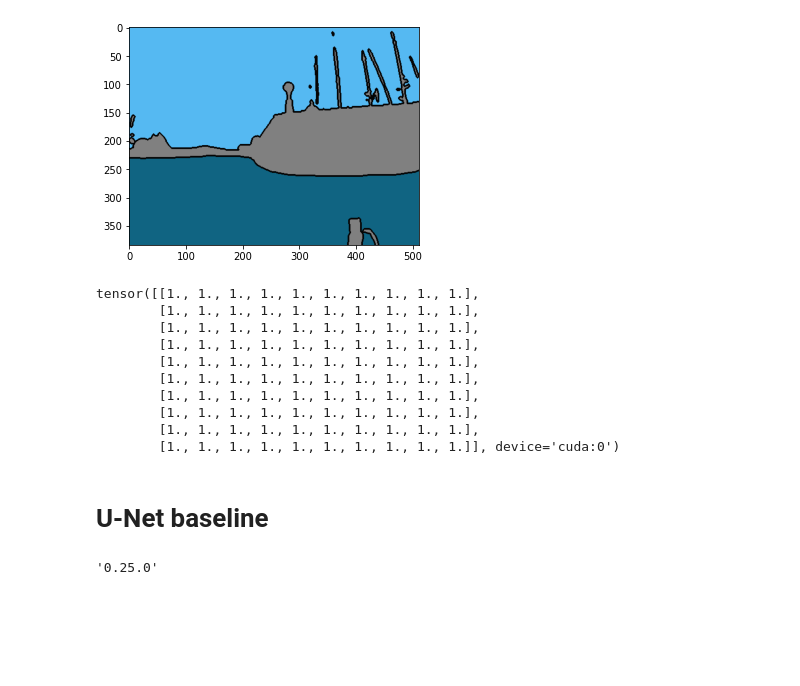
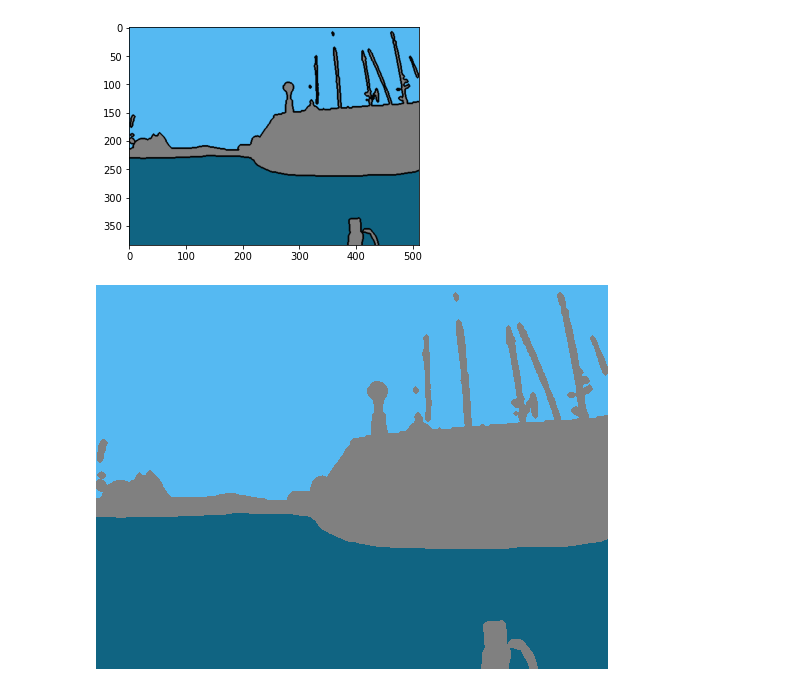
Before and after one commit to SebasGarcia08/marmemseg, a Jupyter notebook: notebooks/data_exploration.ipynb, the cells around one changed output. Cells and saved outputs as stored; diff of their text form; code cells hidden in the pictures; blank space fills up the shorter version.

```diff
--- a/notebooks/data_exploration.ipynb
+++ b/notebooks/data_exploration.ipynb
@@ -72,24 +72,7 @@ for filename in tqdm(os.listdir(ann_folder)):
     break
 # %% [output]
 [figure]
-# %%
-import torch
-torch.ones((10, 10)).to("cuda")
-# %% [output]
-tensor([[1., 1., 1., 1., 1., 1., 1., 1., 1., 1.],
-        [1., 1., 1., 1., 1., 1., 1., 1., 1., 1.],
-        [1., 1., 1., 1., 1., 1., 1., 1., 1., 1.],
-        [1., 1., 1., 1., 1., 1., 1., 1., 1., 1.],
-        [1., 1., 1., 1., 1., 1., 1., 1., 1., 1.],
-        [1., 1., 1., 1., 1., 1., 1., 1., 1., 1.],
-        [1., 1., 1., 1., 1., 1., 1., 1., 1., 1.],
-        [1., 1., 1., 1., 1., 1., 1., 1., 1., 1.],
-        [1., 1., 1., 1., 1., 1., 1., 1., 1., 1.],
-        [1., 1., 1., 1., 1., 1., 1., 1., 1., 1.]], device='cuda:0')
-# %% [markdown]
-# U-Net baseline
-# %%
-import mmseg
-mmseg.__version__
-# %% [output]
-'0.25.0'
+# %%
+mask
+# %% [output]
+[figure, added]
```
Also changed, not shown: parts of 2 cells of this notebook.
